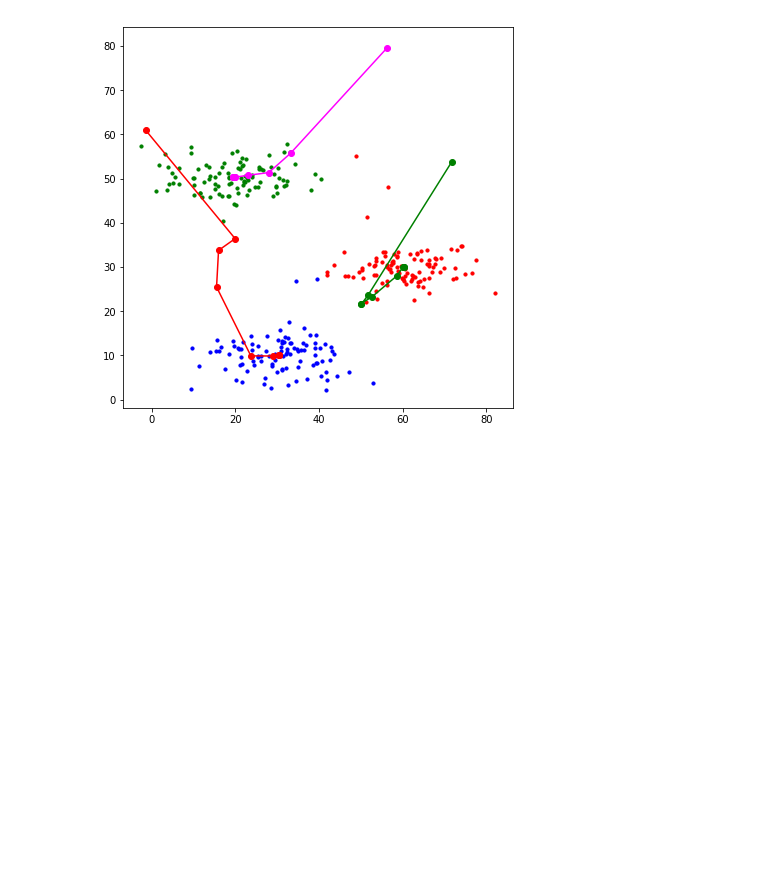
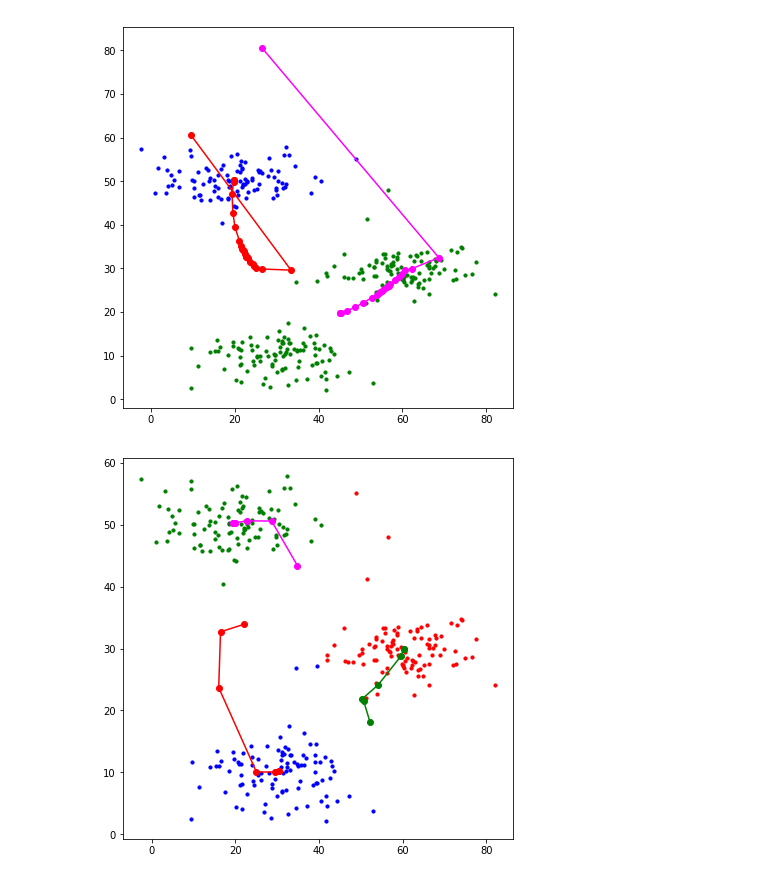
Before and after one commit to ZhartunMatthew/linear-regression-task, a Jupyter notebook: demo/init/jupyternote/kmeans/kmeans.ipynb, the cells around one changed output. Drawn from its saved outputs; the diff is of its cells as text; code cells hidden in the pictures; blank space fills up the shorter version.

Commit message:
Implemented K-Means (added some new plots with different clusters amount)

```diff
--- a/demo/init/jupyternote/kmeans/kmeans.ipynb
+++ b/demo/init/jupyternote/kmeans/kmeans.ipynb
@@ -21,7 +21,7 @@ def generate_random_centroids(centroids_amount, size, min_val=0.0, max_val=1.0):
 # %%
 def compare_centroids(prev_centroids, new_centroids):
     for item in np.absolute(prev_centroids.flatten() - new_centroids.flatten()):
-        if item > 0.0001:
+        if item > 0.0000001:
             return False
 
     return True
@@ -91,10 +91,13 @@ def plot_centroids_history(plot, centroid_history, centroids_color):
 # %%
 def kmeans(clusters_amount, file_path):
     data = load_data(file_path, coefficient=10)
     output_data = run_kmeans(data, clusters_amount)
     plot_data(output_data[0], output_data[1], clusters_amount)
 
 
+kmeans(2, abspath('demo\init\coursera\kmeans\data\kmeans_dataset.csv'))
 kmeans(3, abspath('demo\init\coursera\kmeans\data\kmeans_dataset.csv'))
+kmeans(6, abspath('demo\init\coursera\kmeans\data\kmeans_dataset.csv'))
 # %% [output]
-[figure, old version]
+[figure, new version]
+[figure, added]
```
Also changed, not shown: parts of 1 cell of this notebook.
